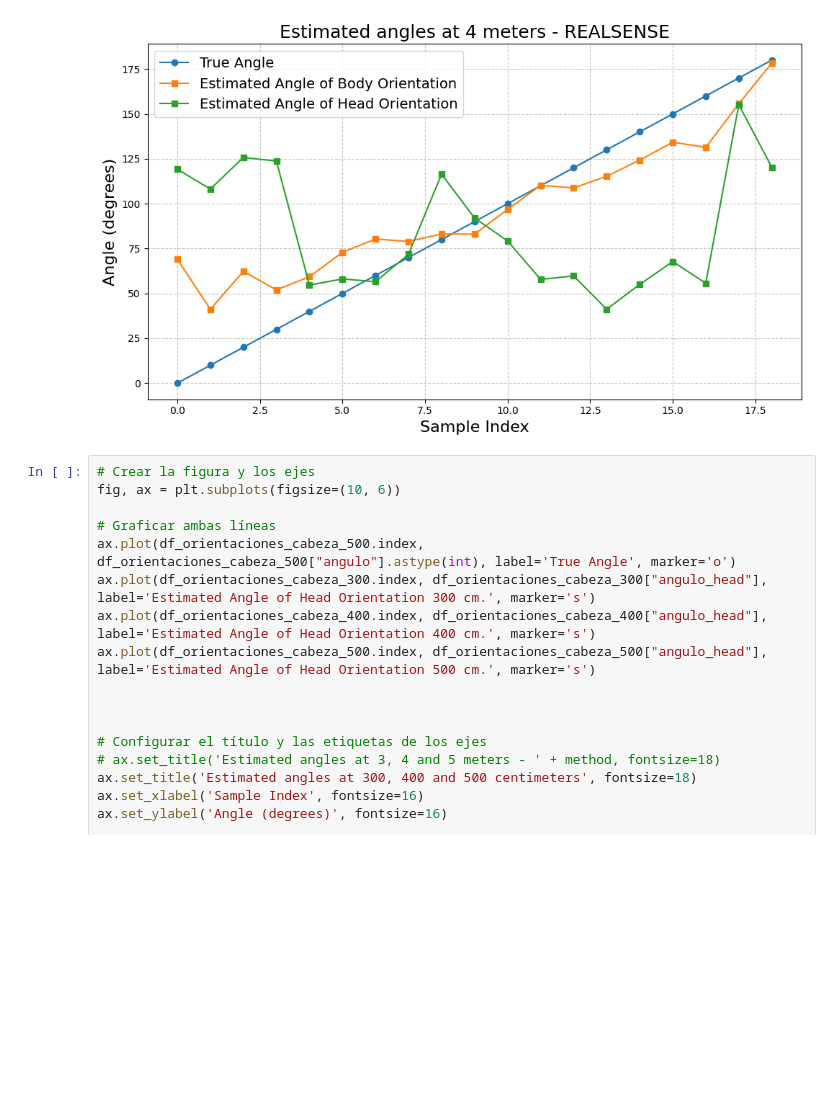
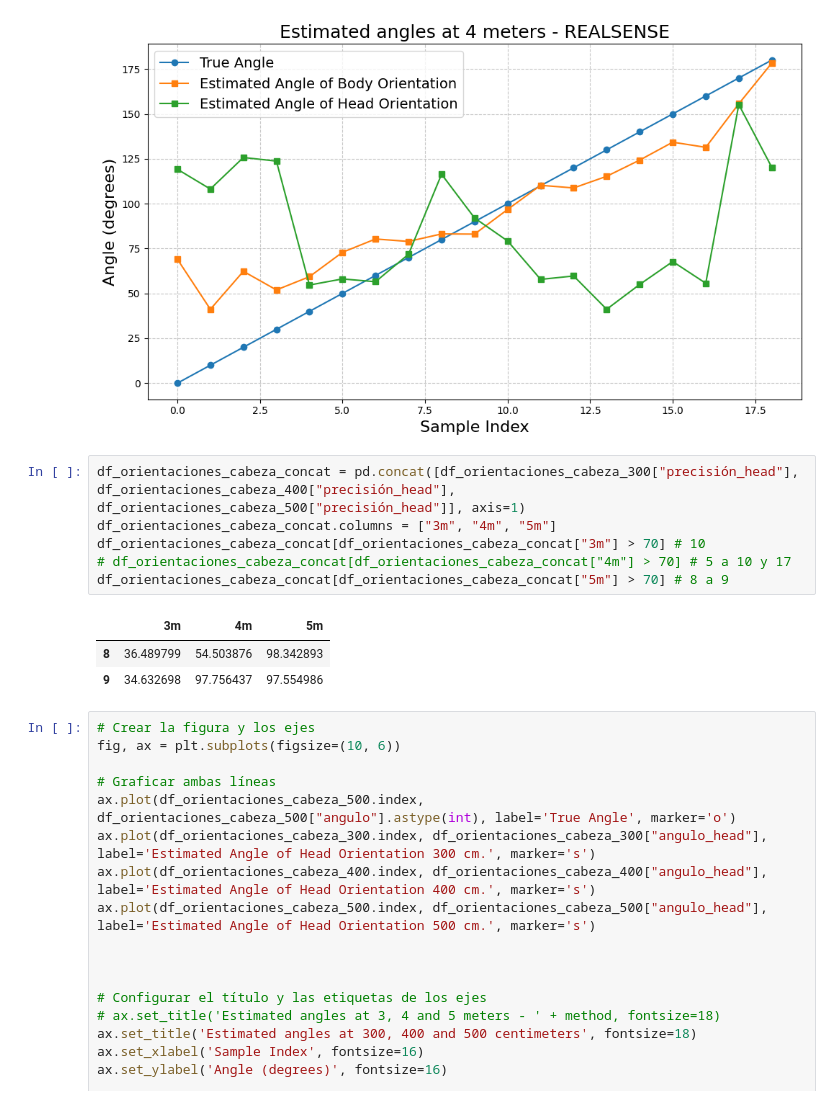
Before and after one commit to stevenaraujo98/integracion_pcl, a Jupyter notebook: get_res.ipynb, the cells around one changed output. Drawn from its saved outputs; the diff is of its cells as text; blank space fills up the shorter version.

```diff
--- a/get_res.ipynb
+++ b/get_res.ipynb
@@ -926,6 +926,16 @@ plt.tight_layout()
 plt.show()
 # %% [output]
 [figure]
+# %%
+df_orientaciones_cabeza_concat = pd.concat([df_orientaciones_cabeza_300["precisión_head"], df_orientaciones_cabeza_400["precisión_head"], df_orientaciones_cabeza_500["precisión_head"]], axis=1)
+df_orientaciones_cabeza_concat.columns = ["3m", "4m", "5m"]
+df_orientaciones_cabeza_concat[df_orientaciones_cabeza_concat["3m"] > 70] # 10
+# df_orientaciones_cabeza_concat[df_orientaciones_cabeza_concat["4m"] > 70] # 5 a 10 y 17
+df_orientaciones_cabeza_concat[df_orientaciones_cabeza_concat["5m"] > 70] # 8 a 9
+# %% [output]
+|  | 3m | 4m | 5m |
+| 8 | 36.489799 | 54.503876 | 98.342893 |
+| 9 | 34.632698 | 97.756437 | 97.554986 |
 # %%
 # Crear la figura y los ejes
 fig, ax = plt.subplots(figsize=(10, 6))
```
Also changed, not shown: parts of 1 cell of this notebook, 3 other files.
